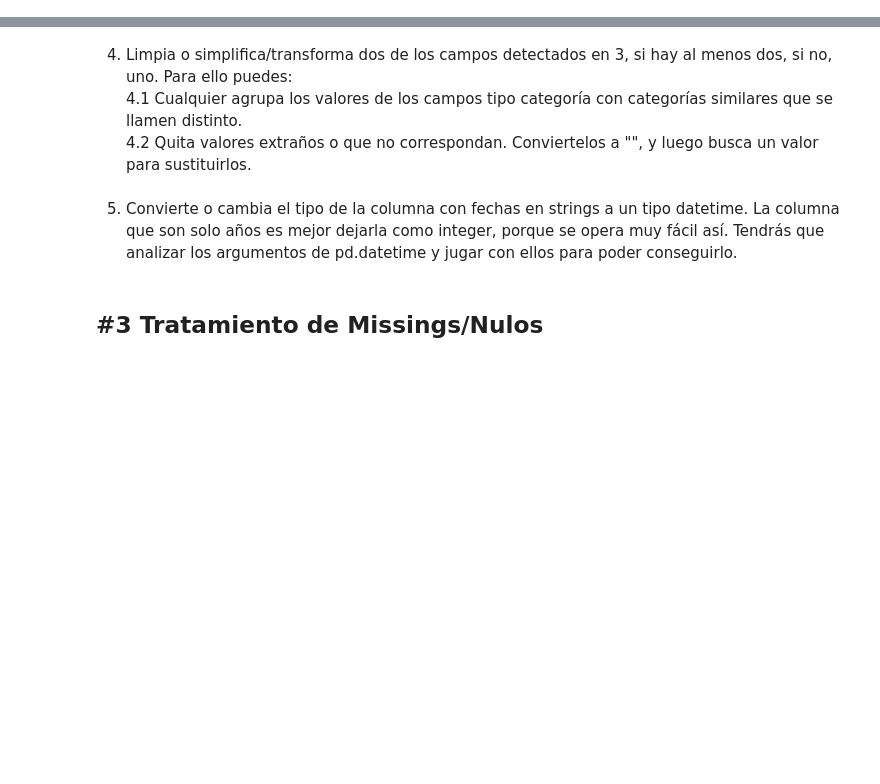
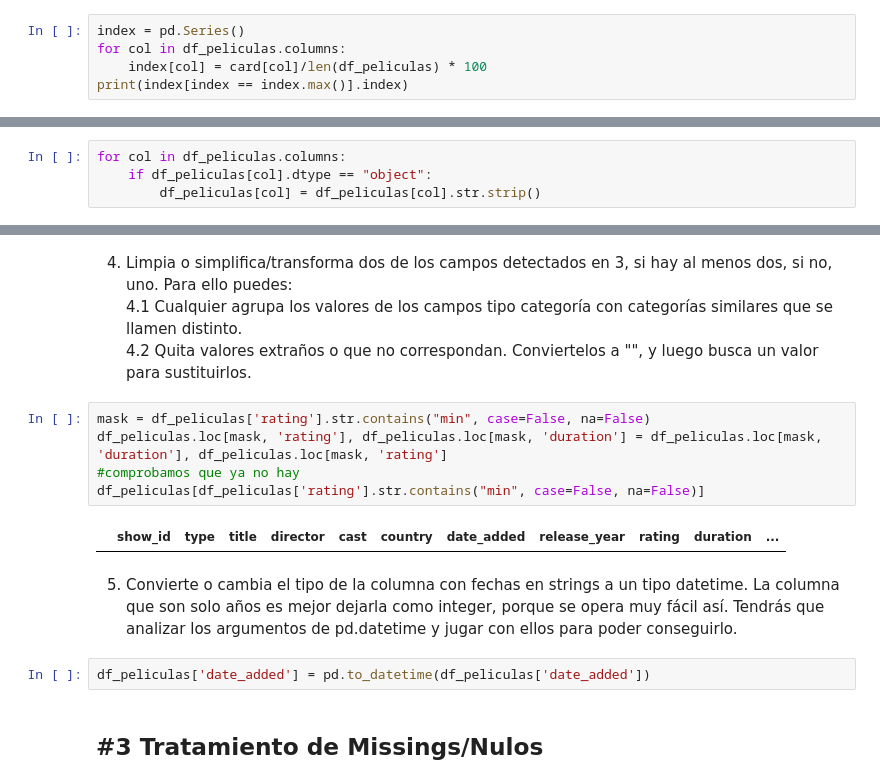
Before and after one commit to jonatan-luzon/Sprints-Bootcamp-Bridge, a Jupyter notebook: 03_Data_Analysis/Sprint_05/Unidad_01_Introduccion_Procesos_ETL/03_Practica_Obligatoria/18_Practica_Obligatoria_ETL.ipynb, the cells around one changed output, grey strips where cells are left out. Drawn from its saved outputs; the diff is of its cells as text; blank space fills up the shorter version.

```diff
--- a/03_Data_Analysis/Sprint_05/Unidad_01_Introduccion_Procesos_ETL/03_Practica_Obligatoria/18_Practica_Obligatoria_ETL.ipynb
+++ b/03_Data_Analysis/Sprint_05/Unidad_01_Introduccion_Procesos_ETL/03_Practica_Obligatoria/18_Practica_Obligatoria_ETL.ipynb
@@ -107,2 +92,7 @@ description 8775
 # %% [markdown]
 4. Haz un pequeño programa que recorra el diccionario y nos diga si hay alguna columna que pueda ser un buen índice (cardinalidad = 100%)
+# %%
+index = pd.Series()
+for col in df_peliculas.columns:
+    index[col] = card[col]/len(df_peliculas) * 100
+print(index[index == index.max()].index)
@@ -119,6 +111,10 @@ El primer paso en la limpieza es intentar detectar que campos están "sucios", u
 Vamos a hacer un pequeño análisis siguiendo las pautas anteriores pero sin profundizar en ellas, en tu EDA sí que tendrás que hacerlo. Para ello nos vamos a centrar en los campos con cardinalidad menor que un 10% (el resto requiere un análsis mucho más exahustivo que se nos va fuera del alcance de la práctica, pero, repito en tu EDA tendrás que hacerlo)
 # %% [markdown]
 1. Antes de centrarnos en esos campos, quita los espacios en blanco que pueda haber antes o después de cada valor string. (utiliza el método de cadenas de pandas, `strip`). Por ejemplo (como guía pero no como única solución) recorre con un for el nombre de las columnas y ve aplicando el método columna a columna. Pero puedes hacerlo como tú quieras, claro.
+# %%
+for col in df_peliculas.columns:
+    if df_peliculas[col].dtype == "object":
+        df_peliculas[col] = df_peliculas[col].str.strip()
 # %% [markdown]
 Bonus: ¿Se te ocurre alguna forma rápida, que no necesariamente completa, de ver si ha afectado en algo esta operación?
 # %% [markdown]
@@ -129,8 +177,17 @@ Bonus: ¿Se te ocurre alguna forma rápida, que no necesariamente completa, de v
 4. Limpia o simplifica/transforma dos de los campos detectados en 3, si hay al menos dos, si no, uno. Para ello puedes:
 4.1 Cualquier agrupa los valores de los campos tipo categoría con categorías similares que se llamen distinto.
 4.2 Quita valores extraños o que no correspondan. Conviertelos a "", y luego busca un valor para sustituirlos.
+# %%
+mask = df_peliculas['rating'].str.contains("min", case=False, na=False)
+df_peliculas.loc[mask, 'rating'], df_peliculas.loc[mask, 'duration'] = df_peliculas.loc[mask, 'duration'], df_peliculas.loc[mask, 'rating']
+#comprobamos que ya no hay
+df_peliculas[df_peliculas['rating'].str.contains("min", case=False, na=False)]
+# %% [output]
+|  | show_id | type | title | director | cast | country | date_added | release_year | rating | duration | ... |
 # %% [markdown]
 5. Convierte o cambia el tipo de la columna con fechas en strings a un tipo datetime. La columna que son solo años es mejor dejarla como integer, porque se opera muy fácil así. Tendrás que analizar los argumentos de pd.datetime y jugar con ellos para poder conseguirlo.
+# %%
+df_peliculas['date_added'] = pd.to_datetime(df_peliculas['date_added'])
 # %% [markdown]
 ## #3 Tratamiento de Missings/Nulos
 # %% [markdown]
```
Also changed, not shown: parts of 14 cells of this notebook.
